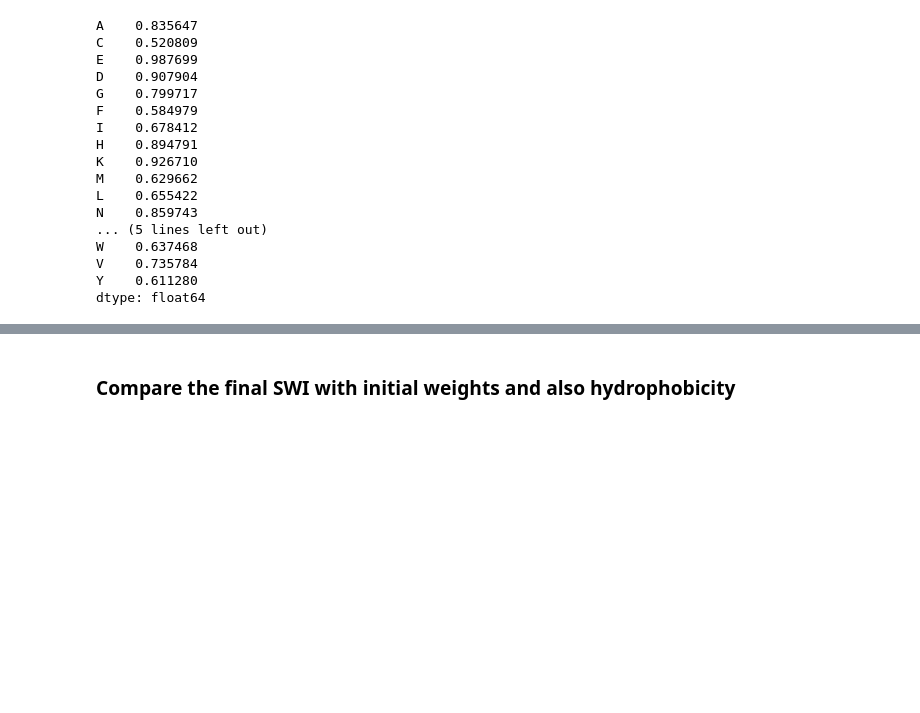
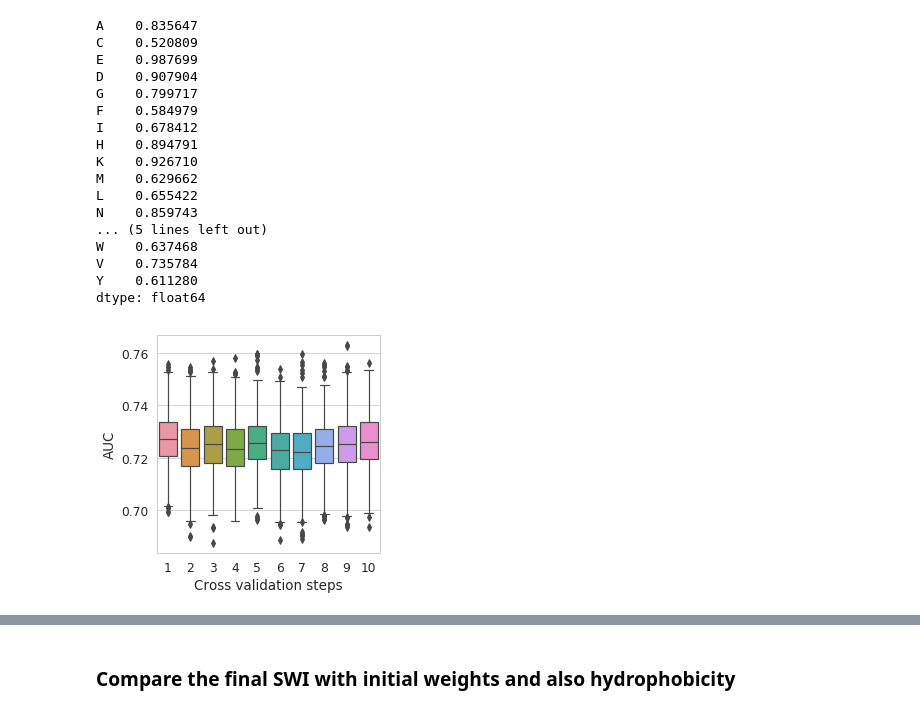
Before and after one commit to Gardner-BinfLab/SoDoPE_paper_2020, a Jupyter notebook: Cross_validation/At_40/Cross_validation_with_tags.ipynb, the cells around one changed output, grey strips where cells are left out. Cells and saved outputs as stored; diff of their text form; code cells hidden in the pictures; blank space fills up the shorter version.

Commit message:
new plot

```diff
--- a/Cross_validation/At_40/Cross_validation_with_tags.ipynb
+++ b/Cross_validation/At_40/Cross_validation_with_tags.ipynb
@@ -154,3 +154,38 @@ W    0.637468
 V    0.735784
 Y    0.611280
 dtype: float64
+# %%
+def get_rocs(lst):
+    ls = [lst[i]['fun'] for i in range(len(lst))]
+    return ls
+
+cross_val_df['aucs_bootstrap'] = cross_val_df['opti'].apply(get_rocs)
+# %%
+#### Bootstrap AUC boxplot
+functions.plt.figure(figsize=(4, 4))#auc from bootstrap
+cols = list(range(1000))
+wdf = pd.DataFrame(columns=cols, index=list(range(10)))
+aucs = cross_val_df['aucs_bootstrap'].values #aucs_bootstrap from CV
+
+for idx, val in enumerate(aucs):
+    for i, v in enumerate(val):
+        wdf.loc[idx][cols[i]] = -v
+
+
+dd = pd.melt(wdf.transpose())
+dd['value'] = dd['value'].astype(float)
+dd.sort_values(ascending=True, by='value', inplace=True)
+bs_auc = cross_val_df['aucs_bootstrap'].values #auc from bootstrapfor idx, val in enumerate(bs_auc):
+for idx, val in enumerate(bs_auc):
+    for i, v in enumerate(val):
+        wdf.loc[idx][cols[i]] = vdd = pd.melt(wdf.transpose())
+
+dd['value'] = dd['value'].astype(float)
+dd.sort_values(ascending=True, by='value', inplace=True)
+ax = functions.sns.boxplot(x="variable", y="value", data=dd)
+functions.plt.ylabel('AUC')
+functions.plt.xlabel('Cross validation steps')
+ax.set_xticklabels(list(range(1,11)))
+functions.plt.savefig('figs/bootstrap_auc_boxplot.pdf')
+# %% [output]
+[figure, added]
```
Also changed, not shown: parts of 1 cell of this notebook.
